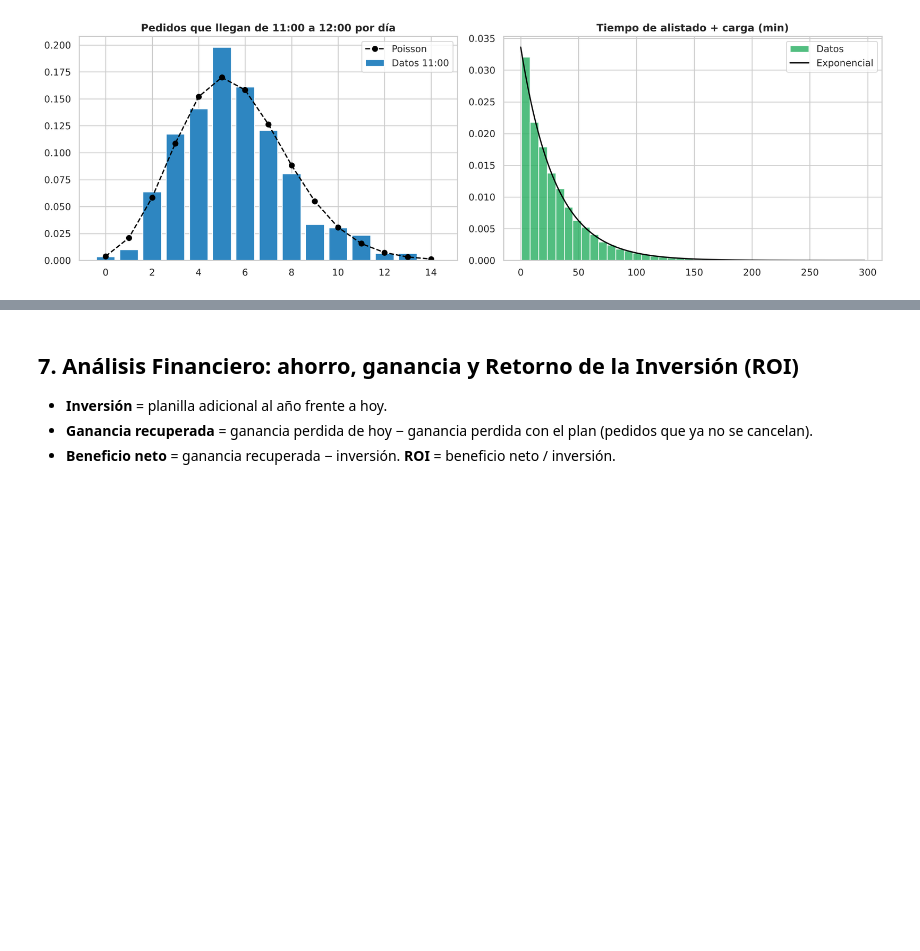
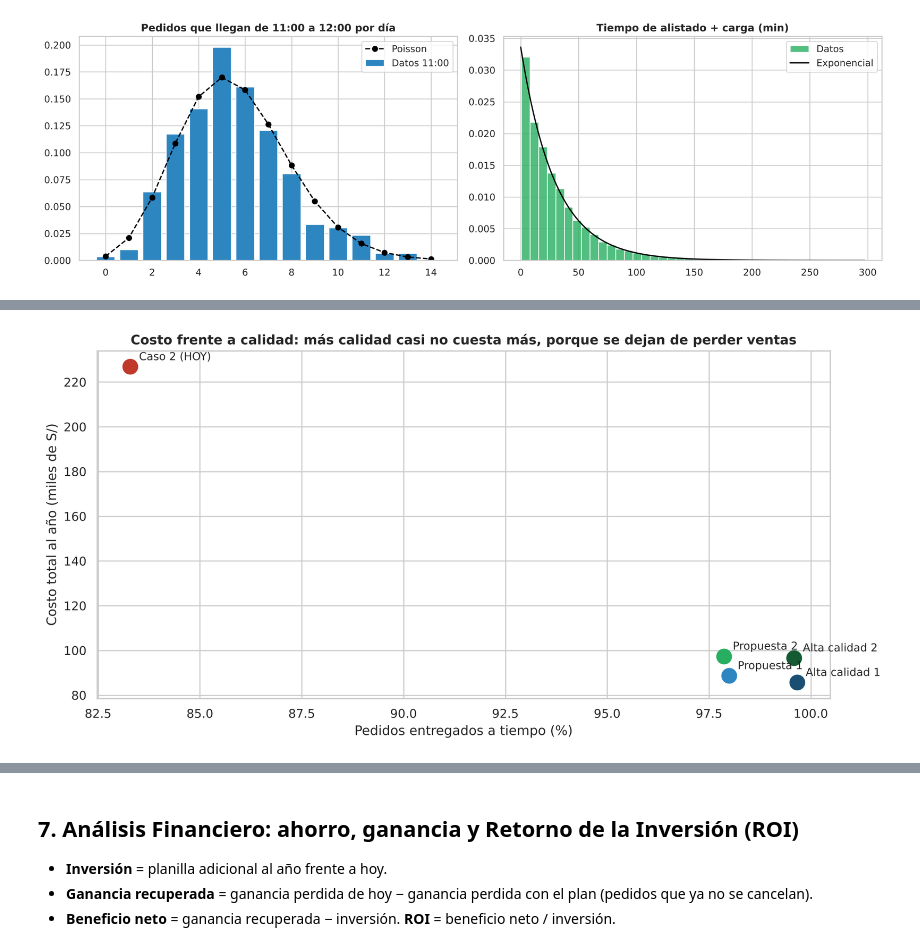
Before and after one commit to Efustion23/denlu-simulacion, a Jupyter notebook: Simulacion/Denlu.ipynb, the cells around one changed output, grey strips where cells are left out. Cells and saved outputs as stored; diff of their text form; code cells hidden in the pictures; blank space fills up the shorter version.

```diff
--- a/Simulacion/Denlu.ipynb
+++ b/Simulacion/Denlu.ipynb
@@ -1003,0 +1166,32 @@ Media = 29.75 min | χ² = 13.95 (gl = 8) | p = 0.083 -> no se rechaza la expone
+# %%
+# ¿Cuánto cuesta la calidad? Simulación de todo 2025 con los planes de alta calidad
+CASOS['Alta calidad 1: 2 fijos + por horas'] = [FIJO] * 2 + [BLOQUES[s_] for s_, n in ac_horas.items() for _ in range(n)]
+CASOS['Alta calidad 2: 2 fijos + medio turno'] = [FIJO] * 2 + [MEDIOS[s_] for s_, n in ac_medio.items() for _ in range(n)]
+COSTO_CASO['Alta calidad 1: 2 fijos + por horas'] = costo_ac1
+COSTO_CASO['Alta calidad 2: 2 fijos + medio turno'] = costo_ac2
+filas = []
+for k in ['Caso 2 (HOY): 2 fijos', 'Propuesta 1: 2 fijos + por horas', 'Propuesta 2: 2 fijos + medio turno',
+          'Alta calidad 1: 2 fijos + por horas', 'Alta calidad 2: 2 fijos + medio turno']:
+    a = anual[k] if k in anual else simular_anio(CASOS[k])
+    total = 12 * COSTO_CASO[k] + a['ganancia_perdida'].sum()
+    cob = [sum(h in t for t in CASOS[k]) for h in HORAS]
+    filas.append({'Plan': k, 'Personas': len(CASOS[k]), 'Planilla mes (S/)': COSTO_CASO[k],
+                  'Entregados a tiempo (%)': round(100 * (1 - a['cancelados'].sum() / a['pedidos'].sum()), 2),
+                  'Horas que cumplen la meta': f"{sum(p_espera_mas(l, c) <= META for l, c in zip(LAMBDA, cob))} de 10",
+                  'COSTO TOTAL año (S/)': round(total, 2)})
+df_calidad = pd.DataFrame(filas).set_index('Plan')
+df_calidad['Ahorro vs hoy (S/ año)'] = (df_calidad.loc['Caso 2 (HOY): 2 fijos', 'COSTO TOTAL año (S/)'] - df_calidad['COSTO TOTAL año (S/)']).round(2)
+display(df_calidad)
+
+plt.figure(figsize=(11, 5.5))
+colores_c = ['#c0392b', '#2e86c1', '#27ae60', '#1b4f72', '#145a32']
+for (k, r), col in zip(df_calidad.iterrows(), colores_c):
+    plt.scatter(r['Entregados a tiempo (%)'], r['COSTO TOTAL año (S/)'] / 1000, s=180, color=col)
+    plt.annotate(k.split(':')[0], (r['Entregados a tiempo (%)'], r['COSTO TOTAL año (S/)'] / 1000), textcoords='offset points',
+                 xytext=(8, 6), fontsize=10)
+plt.xlabel('Pedidos entregados a tiempo (%)')
+plt.ylabel('Costo total al año (miles de S/)')
+plt.title('Costo frente a calidad: más calidad casi no cuesta más, porque se dejan de perder ventas', fontsize=12, fontweight='bold')
+plt.tight_layout()
+plt.show()
+# %% [output]
@@ -1003,0 +1205 @@ Media = 29.75 min | χ² = 13.95 (gl = 8) | p = 0.083 -> no se rechaza la expone
+[figure, added]
```
Also changed, not shown: parts of 8 cells of this notebook, 8 other files.
